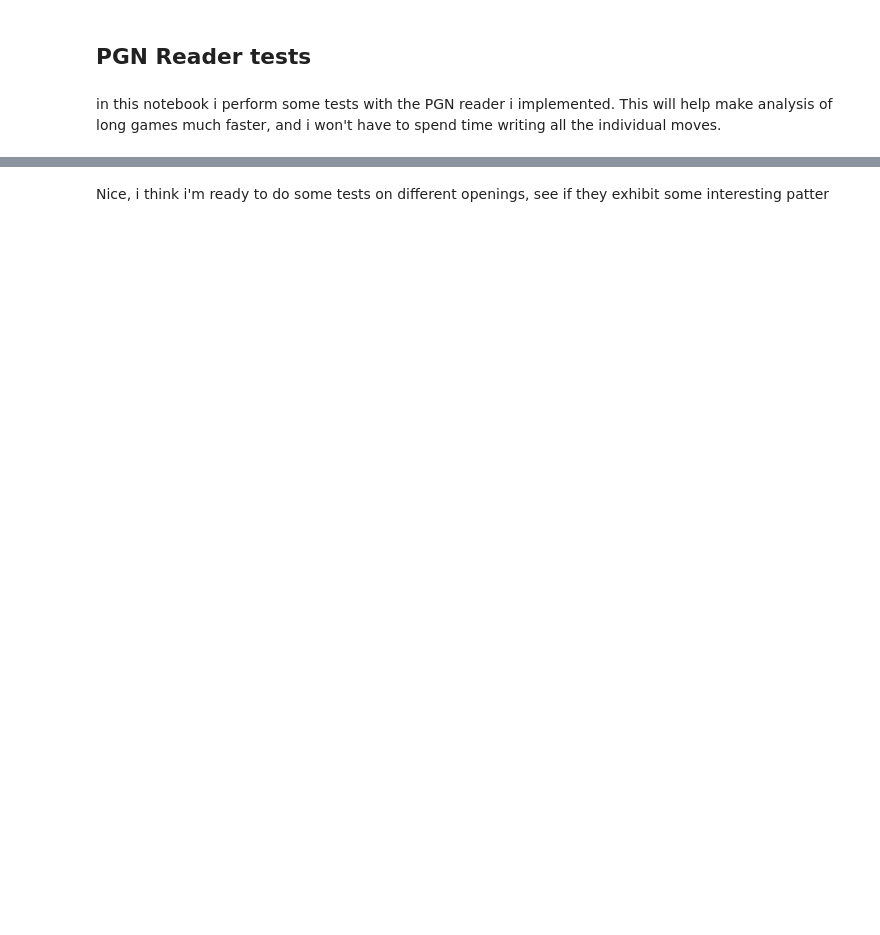
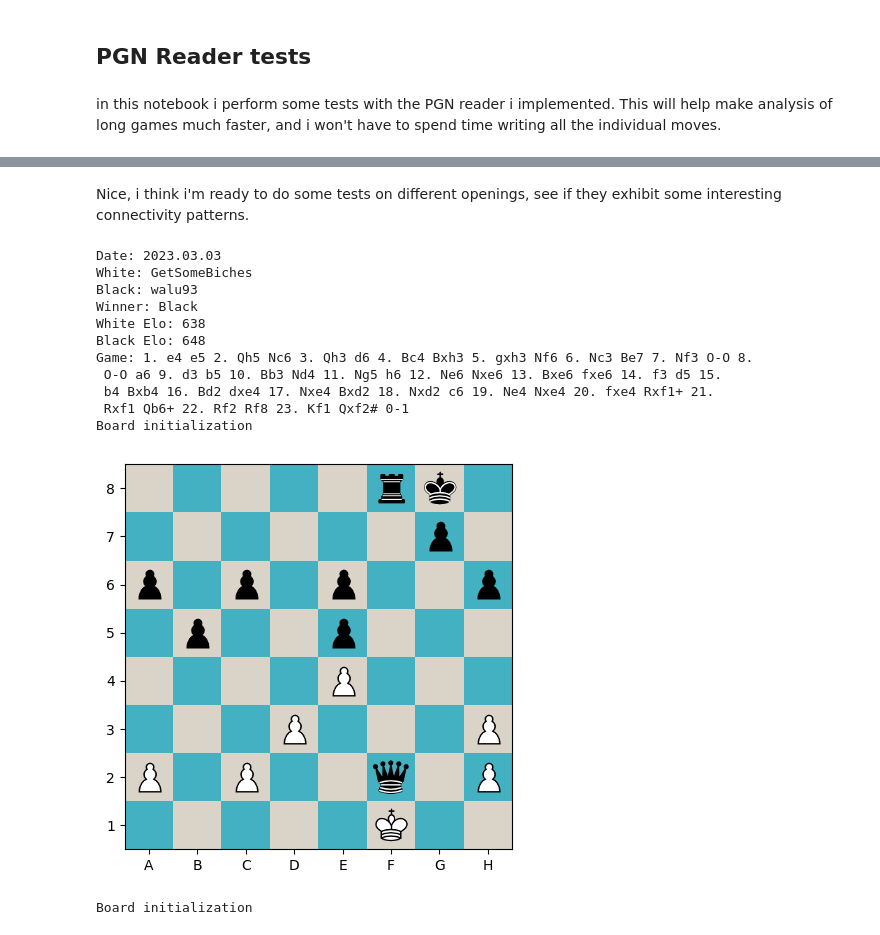
Before and after one commit to walup/ChessMiniProject, a Jupyter notebook: PGNReader_tests.ipynb, the cells around one changed output, grey strips where cells are left out. Drawn from its saved outputs; the diff is of its cells as text; code cells hidden in the pictures; blank space fills up the shorter version.

```diff
--- a/PGNReader_tests.ipynb
+++ b/PGNReader_tests.ipynb
@@ -56,2 +60,35 @@ plt.legend()
 # %% [markdown]
-Nice, i think i'm ready to do some tests on different openings, see if they exhibit some interesting patter
+Nice, i think i'm ready to do some tests on different openings, see if they exhibit some interesting connectivity patterns.
+# %%
+reader = PGNReader("juego_muestra_2.pgn")
+# %% [output]
+Date: 2023.03.03
+White: GetSomeBiches
+Black: walu93
+Winner: Black
+White Elo: 638
+Black Elo: 648
+Game: 1. e4 e5 2. Qh5 Nc6 3. Qh3 d6 4. Bc4 Bxh3 5. gxh3 Nf6 6. Nc3 Be7 7. Nf3 O-O 8.
+ O-O a6 9. d3 b5 10. Bb3 Nd4 11. Ng5 h6 12. Ne6 Nxe6 13. Bxe6 fxe6 14. f3 d5 15.
+ b4 Bxb4 16. Bd2 dxe4 17. Nxe4 Bxd2 18. Nxd2 c6 19. Ne4 Nxe4 20. fxe4 Rxf1+ 21.
+ Rxf1 Qb6+ 22. Rf2 Rf8 23. Kf1 Qxf2# 0-1
+Board initialization
+[figure, added]
+# %%
+gameMoves = reader.moves
+specialMoveValues = reader.specialMoveValues
+
+board = Chessboard()
+whiteAverageDegrees = []
+blackAverageDegrees = []
+
+for i in range(0,len(gameMoves)):
+    board.makeMove(gameMoves[i], specialMoveValues[i])
+    whiteGraph = Chessgraph()
+    blackGraph = Chessgraph()
+    whiteGraph.initializeFromChessboardColored(board, ChessPieceColor.WHITE)
+    whiteAverageDegrees.append(whiteGraph.getMeanDegree())
+    blackGraph.initializeFromChessboardColored(board, ChessPieceColor.BLACK)
+    blackAverageDegrees.append(blackGraph.getMeanDegree())
+# %% [output]
+Board initialization
```
Also changed, not shown: parts of 6 cells of this notebook, 6 other files.
